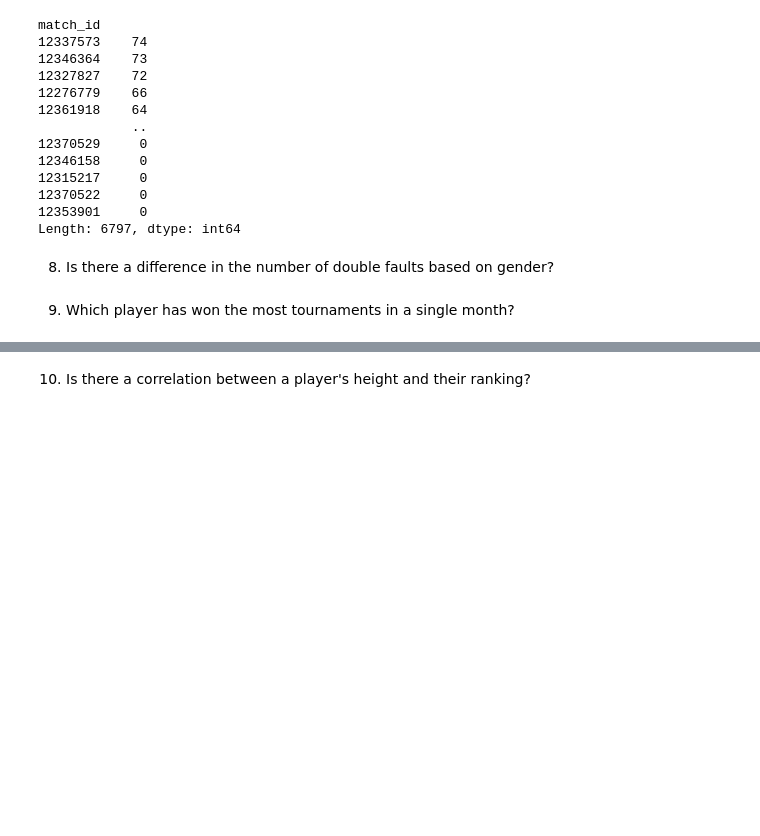
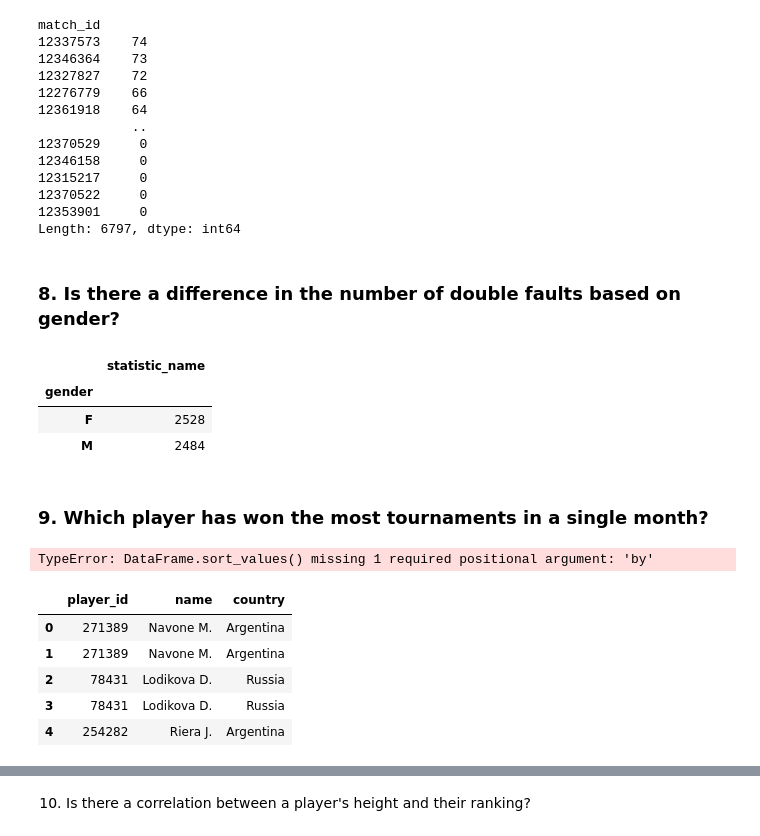
Before and after one commit to Mahlagha1994/Tennis-Games, a Jupyter notebook: notebooks/2-DATA ANALYZING.ipynb, the cells around one changed output, grey strips where cells are left out. Saved outputs shown, nothing was run; the diff lists cells and outputs as text; code cells hidden in the pictures; blank space fills up the shorter version.

```diff
--- a/notebooks/2-DATA ANALYZING.ipynb
+++ b/notebooks/2-DATA ANALYZING.ipynb
@@ -236,6 +216,50 @@ match_id
 12353901     0
 Length: 6797, dtype: int64
 # %% [markdown]
-8.	Is there a difference in the number of double faults based on gender?
+### 8.	Is there a difference in the number of double faults based on gender?
+# %%
+merged_gender_Team = pd.merge(MatchAwayTeamInfo, MatchHomeTeamInfo , on='match_id' , suffixes=('', '_Team'))
+merged_gender_faults = pd.merge(PeriodInfo, merged_gender_Team, on='match_id', suffixes=('', '_faults'))
+
+gender_faults = merged_gender_faults[merged_gender_faults['statistic_name'] == 'double_faults'][['match_id', 'statistic_name','gender']].copy()
+gender_faults = gender_faults[['match_id', 'statistic_name','gender']].drop_duplicates()
+
+double_faults = pd.DataFrame(gender_faults.groupby('gender')["statistic_name"].count())
+double_faults
+# %% [output]
+|  | statistic_name |
+| gender |  |
+| F | 2528 |
+| M | 2484 |
 # %% [markdown]
-9.  Which player has won the most tournaments in a single month?
+### 9.  Which player has won the most tournaments in a single month?
+# %%
+merged_home = pd.merge(MatchEventInfo, MatchHomeTeamInfo, on='match_id', suffixes=['_home'])
+merged_away = pd.merge(MatchEventInfo, MatchAwayTeamInfo, on='match_id', suffixes=['_away'])
+
+home_wins = merged_home[merged_home['winner_code'] == 1][['match_id','player_id', 'name']].copy()
+away_wins = merged_away[merged_away['winner_code'] == 2][['match_id','player_id', 'name']].copy()
+all_wins = pd.concat([home_wins, away_wins])
+tournament_wins = pd.merge (all_wins, MatchTournamentInfo, on='match_id', suffixes=['_t'])
+tournament_wins_cleaned = tournament_wins.drop_duplicates()
+tournament_wins_cleaned
+win_tournament = tournament_wins_cleaned[['match_id','player_id', 'name', 'tournament_id']]
+win_tournament.groupby(['tournament_id', 'player_id']).count().sort_values(ascending=False)
+# %% [output]
+TypeError: DataFrame.sort_values() missing 1 required positional argument: 'by'
+# %%
+win_counts = all_wins['player_id'].value_counts().reset_index()
+win_counts.columns = ['player_id', 'wins']
+
+player_names = all_wins[['player_id', 'name', 'country']].drop_duplicates()
+win_counts = win_counts.merge(player_names, on='player_id')
+
+win_country = win_counts.groupby(['country']).count()['wins'].sort_values(ascending=False)
+print(f'Most of wins belong to {win_country.idxmax()}')
+# %% [output]
+|  | player_id | name | country |
+| 0 | 271389 | Navone M. | Argentina |
+| 1 | 271389 | Navone M. | Argentina |
+| 2 | 78431 | Lodikova D. | Russia |
+| 3 | 78431 | Lodikova D. | Russia |
+| 4 | 254282 | Riera J. | Argentina |
```
Also changed, not shown: parts of 4 cells of this notebook.
